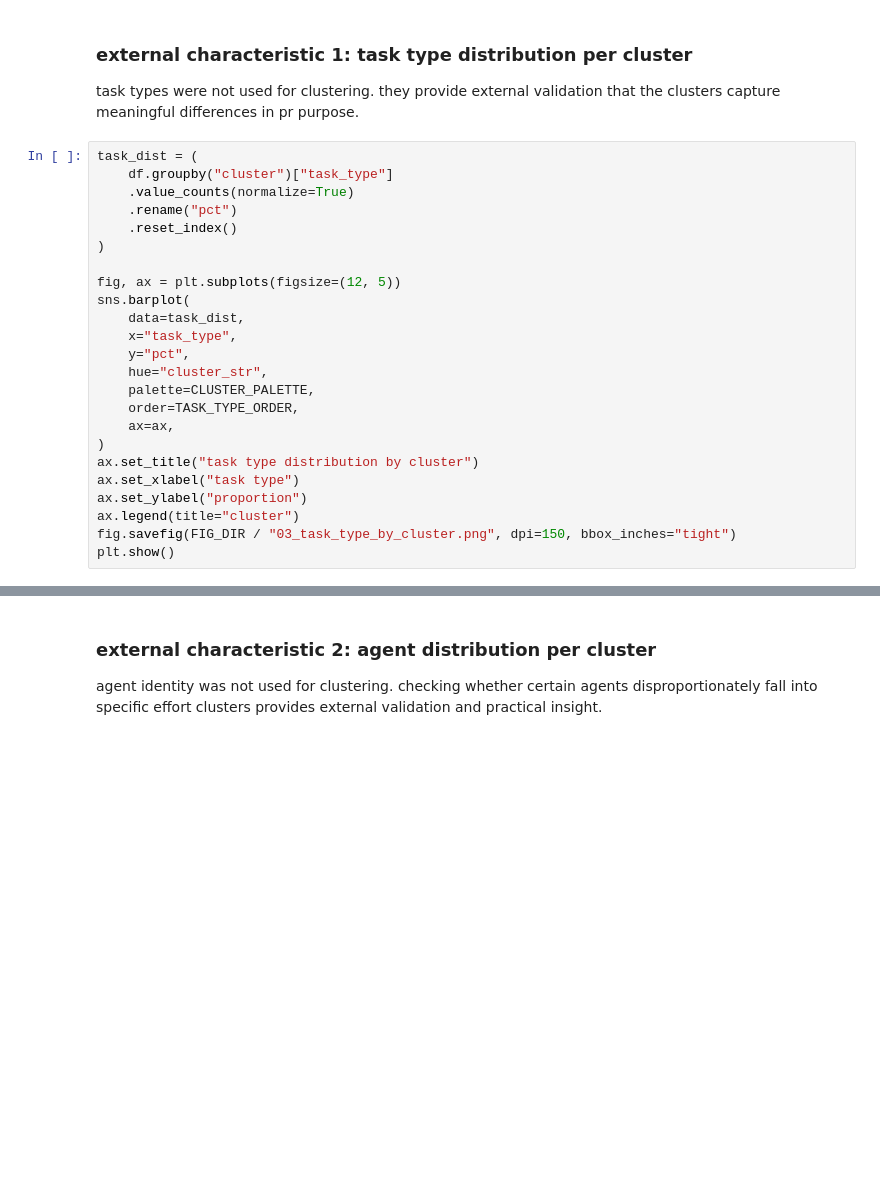
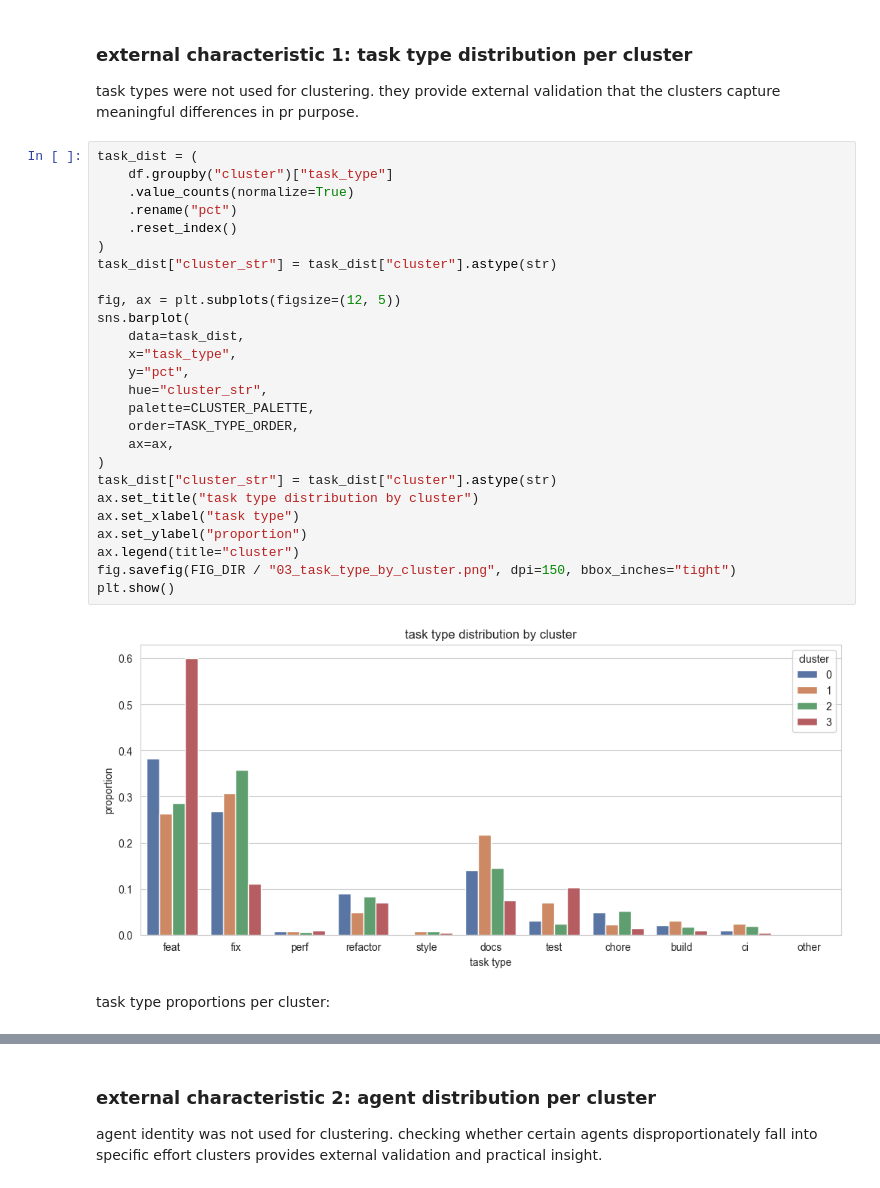
Before and after one commit to elsayedelmandoh/cisc839-assignment-3, a Jupyter notebook: notebooks/03-task1.2-clustering.ipynb, the cells around one changed output, grey strips where cells are left out. Saved outputs shown, nothing was run; the diff lists cells and outputs as text; blank space fills up the shorter version.

```diff
--- a/notebooks/03-task1.2-clustering.ipynb
+++ b/notebooks/03-task1.2-clustering.ipynb
@@ -309,25 +326,31 @@ that the clusters capture meaningful differences in pr purpose.
 # %%
 task_dist = (
     df.groupby("cluster")["task_type"]
     .value_counts(normalize=True)
     .rename("pct")
     .reset_index()
 )
+task_dist["cluster_str"] = task_dist["cluster"].astype(str)
 
 fig, ax = plt.subplots(figsize=(12, 5))
 sns.barplot(
     data=task_dist,
     x="task_type",
     y="pct",
     hue="cluster_str",
     palette=CLUSTER_PALETTE,
     order=TASK_TYPE_ORDER,
     ax=ax,
 )
+task_dist["cluster_str"] = task_dist["cluster"].astype(str)
 ax.set_title("task type distribution by cluster")
 ax.set_xlabel("task type")
 ax.set_ylabel("proportion")
 ax.legend(title="cluster")
 fig.savefig(FIG_DIR / "03_task_type_by_cluster.png", dpi=150, bbox_inches="tight")
 plt.show()
+# %% [output]
+[figure, added]
+# %% [markdown]
+task type proportions per cluster:
 # %%
```
Also changed, not shown: parts of 14 cells of this notebook, 14 other files.
